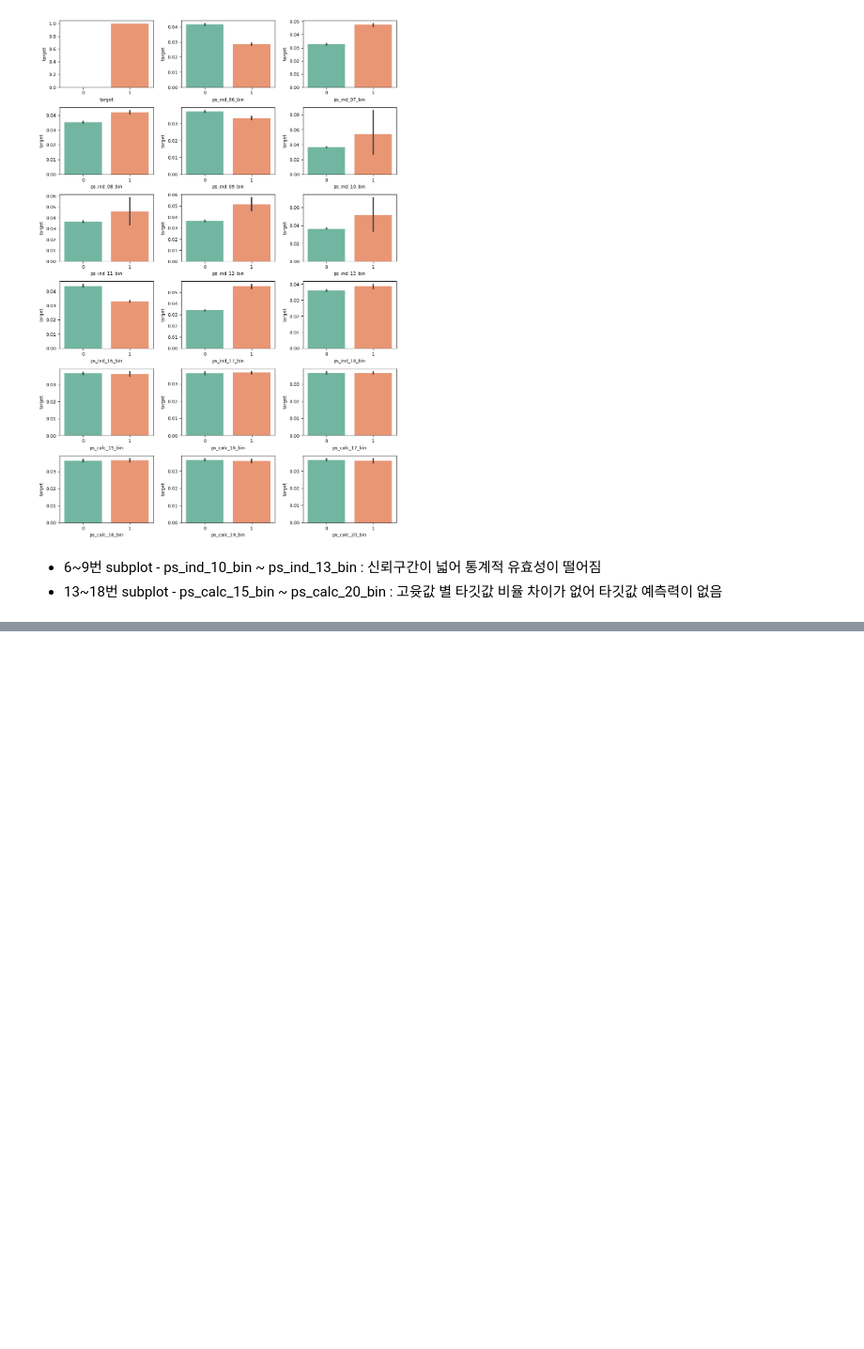
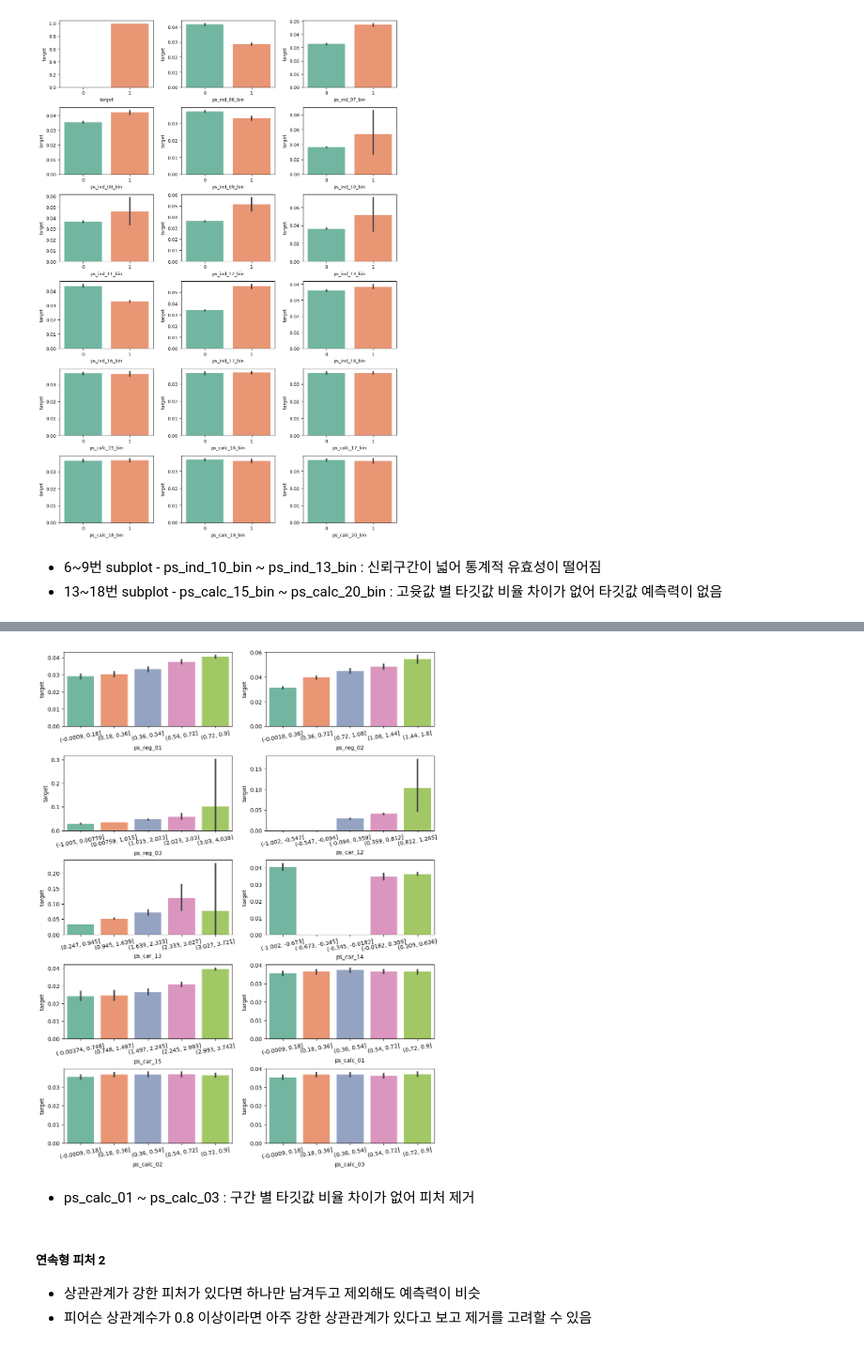
Before and after one commit to hbhb0311/DataAnalysis, a Jupyter notebook: porto_seguro's_safe_driver_prediction.ipynb, the cells around one changed output, grey strips where cells are left out. Shown at 94% size. Cells and saved outputs as stored; diff of their text form; code cells hidden in the pictures; blank space fills up the shorter version.

```diff
--- a/porto_seguro's_safe_driver_prediction.ipynb
+++ b/porto_seguro's_safe_driver_prediction.ipynb
@@ -251,0 +265,21 @@ plot_target_ratio_by_features(train, bin_features, 6, 3)
+# %%
+cont_features = summary[summary['데이터 종류'] == '연속형'].index
+
+plt.figure(figsize = (12, 16))
+grid = gridspec.GridSpec(5, 2)
+plt.subplots_adjust(wspace = 0.2, hspace = 0.4)
+
+for idx, cont_feature in enumerate(cont_features):
+    train[cont_feature] = pd.cut(train[cont_feature], 5) # 연속형 피처를 5개의 구간으로 나누어 분류
+
+    ax = plt.subplot(grid[idx])
+    sns.barplot(x = cont_feature, y = 'target', data = train, palette = 'Set2', ax = ax)
+    ax.tick_params(axis = 'x', labelrotation = 10)
+# %% [output]
+[figure, added]
+# %% [markdown]
+- ps_calc_01 ~ ps_calc_03 : 구간 별 타깃값 비율 차이가 없어 피처 제거
+# %% [markdown]
+##### 연속형 피처 2
+- 상관관계가 강한 피처가 있다면 하나만 남겨두고 제외해도 예측력이 비슷
+- 피어슨 상관계수가 0.8 이상이라면 아주 강한 상관관계가 있다고 보고 제거를 고려할 수 있음
```
Also changed, not shown: parts of 35 cells of this notebook.
